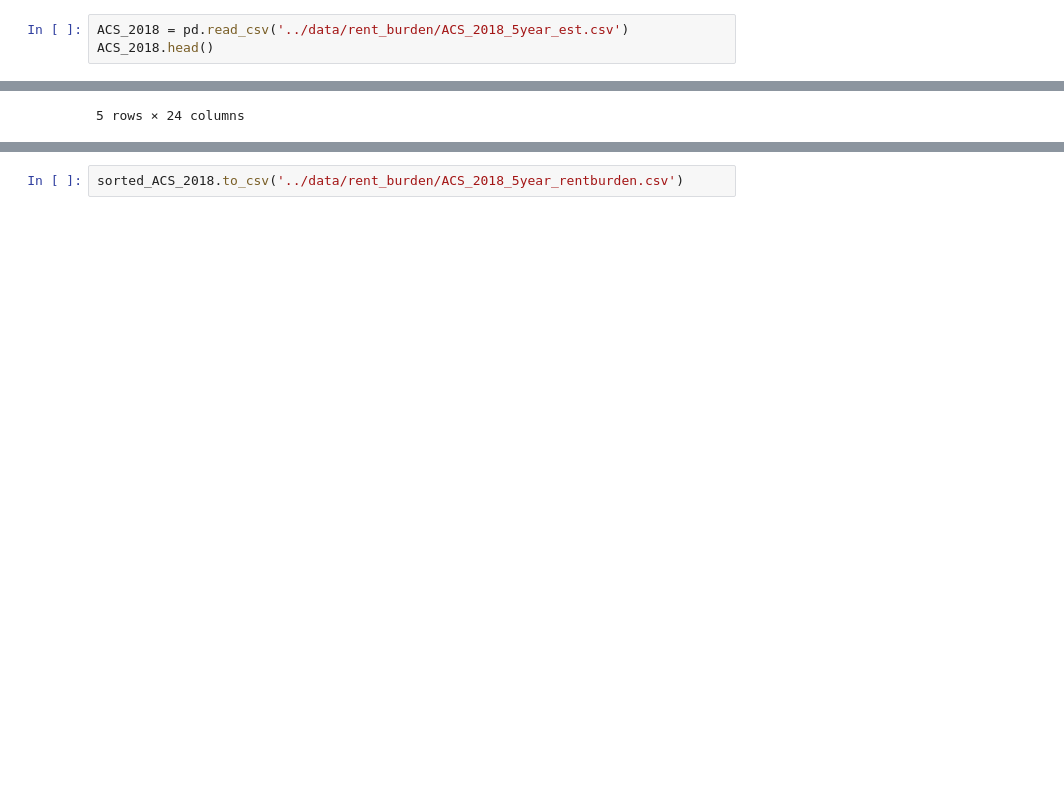
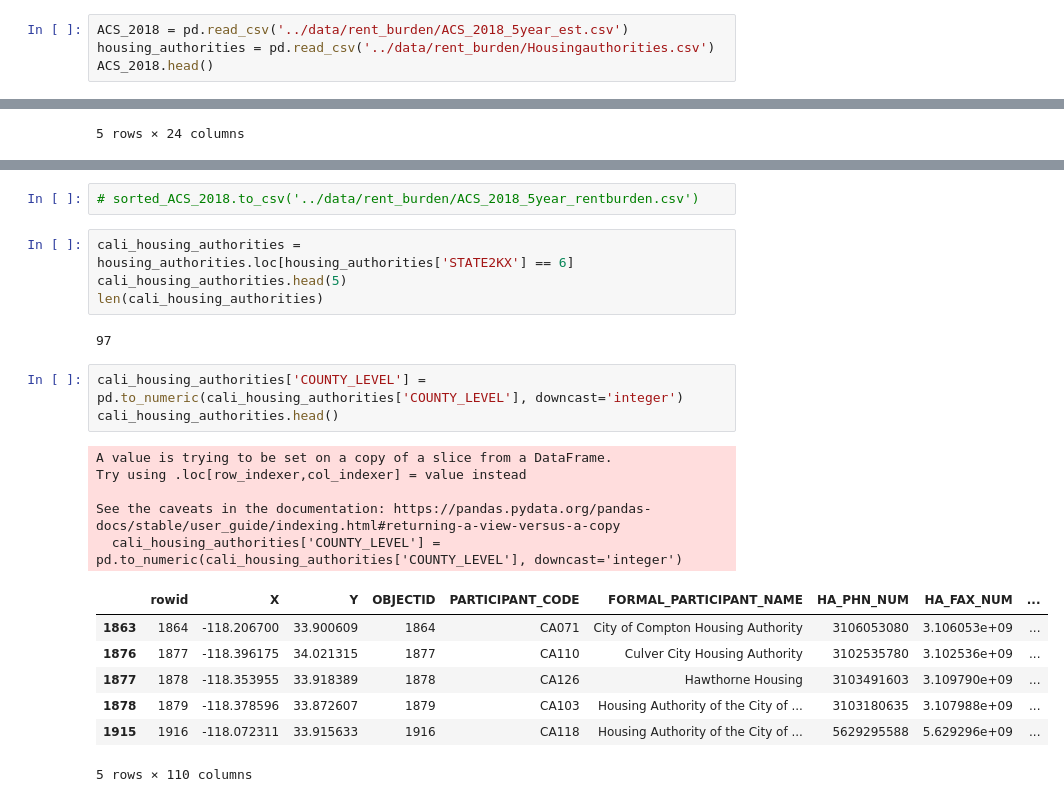
Before and after one commit to biglocalnews/WARN_Cali_analysis, a Jupyter notebook: notebooks/winnow_counties.ipynb, the cells around one changed output, grey strips where cells are left out. Saved outputs shown, nothing was run; the diff lists cells and outputs as text; blank space fills up the shorter version.

```diff
--- a/notebooks/winnow_counties.ipynb
+++ b/notebooks/winnow_counties.ipynb
@@ -2,6 +2,7 @@
 import pandas as pd
 # %%
 ACS_2018 = pd.read_csv('../data/rent_burden/ACS_2018_5year_est.csv')
+housing_authorities = pd.read_csv('../data/rent_burden/Housingauthorities.csv')
 ACS_2018.head()
 # %% [output]
 |  | GEO_ID | NAME | B25070_001E | B25070_001M | B25070_002E | B25070_002M | B25070_003E | B25070_003M | ... |
@@ -68,4 +69,26 @@ sorted_ACS_2018.head()
 | 17 | 0500000US06023 | Humboldt County, California | 23414 | 897 | 7140 | 632 | ... |
 | 34 | 0500000US06009 | Calaveras County, California | 3891 | 416 | 1159 | 254 | ... |
 # %%
-sorted_ACS_2018.to_csv('../data/rent_burden/ACS_2018_5year_rentburden.csv')
+# sorted_ACS_2018.to_csv('../data/rent_burden/ACS_2018_5year_rentburden.csv')
+# %%
+cali_housing_authorities = housing_authorities.loc[housing_authorities['STATE2KX'] == 6]
+cali_housing_authorities.head(5)
+len(cali_housing_authorities)
+# %% [output]
+97
+# %%
+cali_housing_authorities['COUNTY_LEVEL'] = pd.to_numeric(cali_housing_authorities['COUNTY_LEVEL'], downcast='integer')
+cali_housing_authorities.head()
+# %% [output]
+A value is trying to be set on a copy of a slice from a DataFrame.
+Try using .loc[row_indexer,col_indexer] = value instead
+
+See the caveats in the documentation: https://pandas.pydata.org/pandas-docs/stable/user_guide/indexing.html#returning-a-view-versus-a-copy
+  cali_housing_authorities['COUNTY_LEVEL'] = pd.to_numeric(cali_housing_authorities['COUNTY_LEVEL'], downcast='integer')
+|  | rowid | ﻿X | Y | OBJECTID | PARTICIPANT_CODE | FORMAL_PARTICIPANT_NAME | HA_PHN_NUM | HA_FAX_NUM | ... |
+| 1863 | 1864 | -118.206700 | 33.900609 | 1864 | CA071 | City of Compton Housing Authority | 3106053080 | 3.106053e+09 | ... |
+| 1876 | 1877 | -118.396175 | 34.021315 | 1877 | CA110 | Culver City Housing Authority | 3102535780 | 3.102536e+09 | ... |
+| 1877 | 1878 | -118.353955 | 33.918389 | 1878 | CA126 | Hawthorne Housing | 3103491603 | 3.109790e+09 | ... |
+| 1878 | 1879 | -118.378596 | 33.872607 | 1879 | CA103 | Housing Authority of the City of ... | 3103180635 | 3.107988e+09 | ... |
+| 1915 | 1916 | -118.072311 | 33.915633 | 1916 | CA118 | Housing Authority of the City of ... | 5629295588 | 5.629296e+09 | ... |
+5 rows × 110 columns
```
Also changed, not shown: parts of 7 cells of this notebook, 2 other files.
